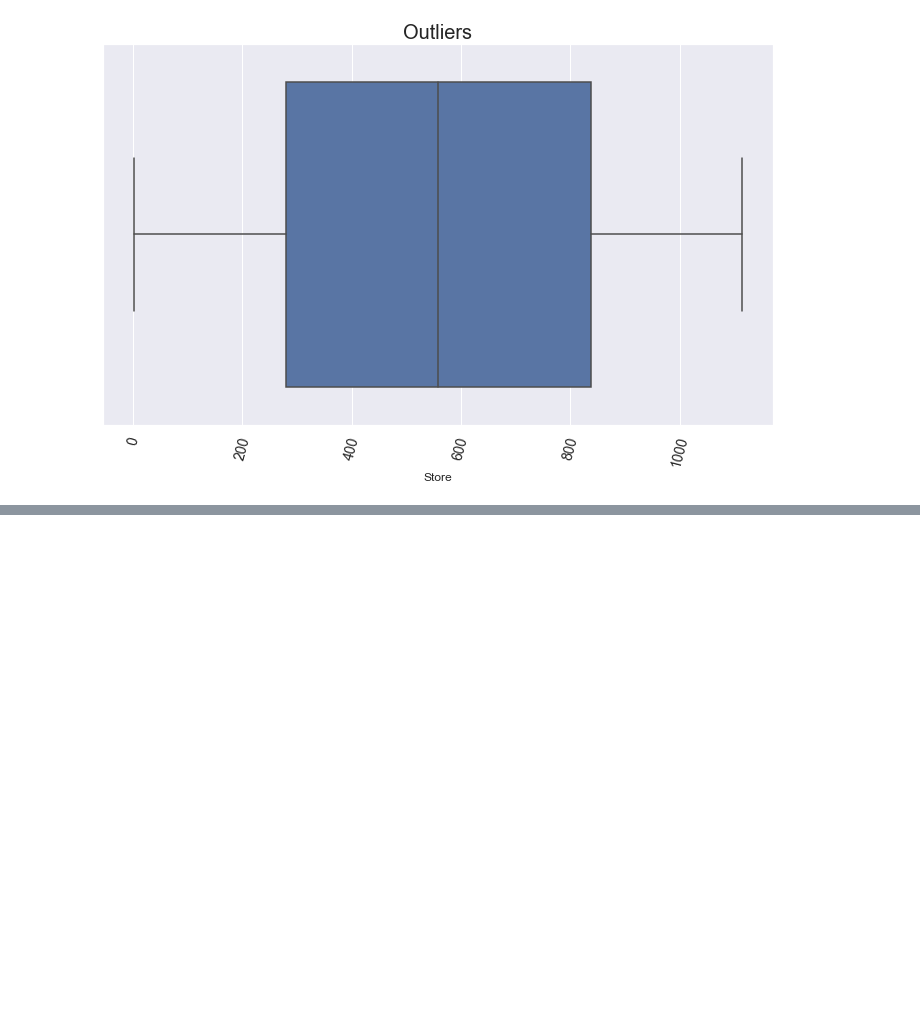
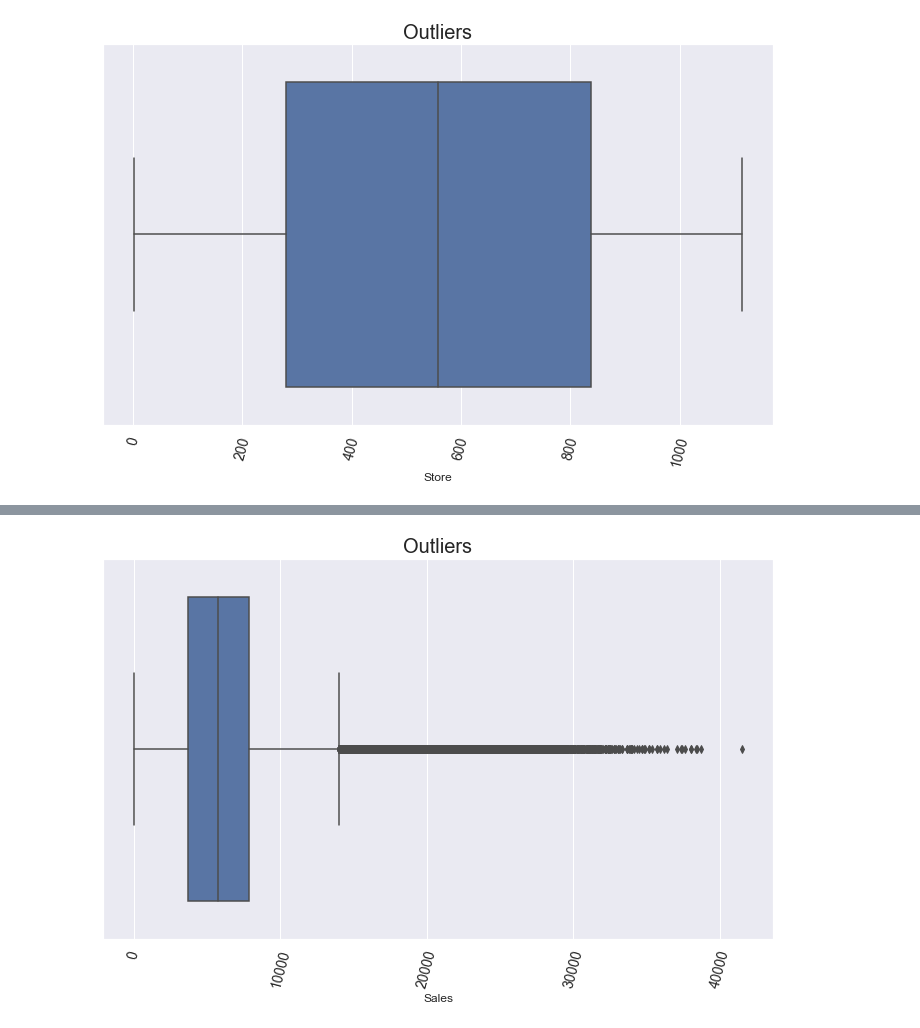
Before and after one commit to kebishaa/Pharmaceutical-Sales-Prediction, a Jupyter notebook: notebooks/data_preProcessing.ipynb, the cells around one changed output, grey strips where cells are left out. Drawn from its saved outputs; the diff is of its cells as text; code cells hidden in the pictures; blank space fills up the shorter version.

Commit message:
outliers store data

```diff
--- a/notebooks/data_preProcessing.ipynb
+++ b/notebooks/data_preProcessing.ipynb
@@ -303,0 +308,4 @@ exploration.plot_box(train_data, 'Store', 'Outliers')
+# %%
+exploration.plot_box(train_data, 'Sales', 'Outliers')
+# %% [output]
+[figure, added]
```
Also changed, not shown: parts of 3 cells of this notebook.
